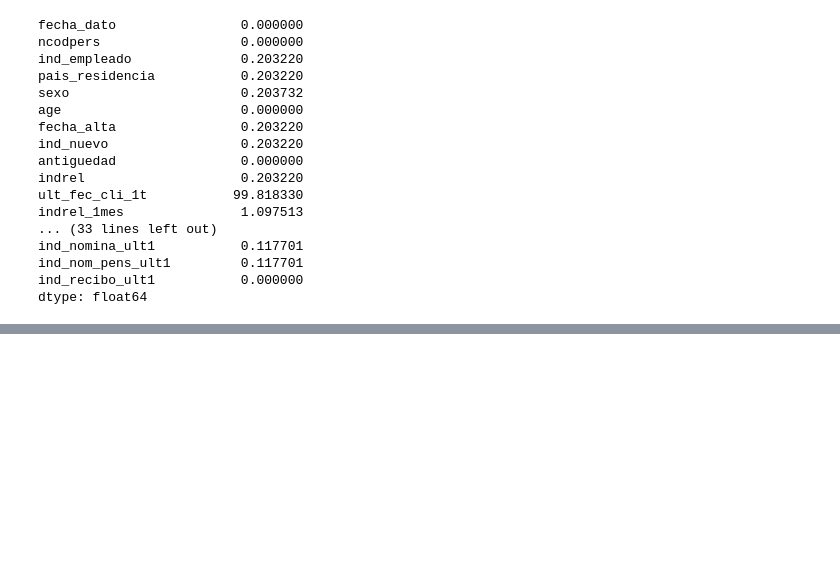
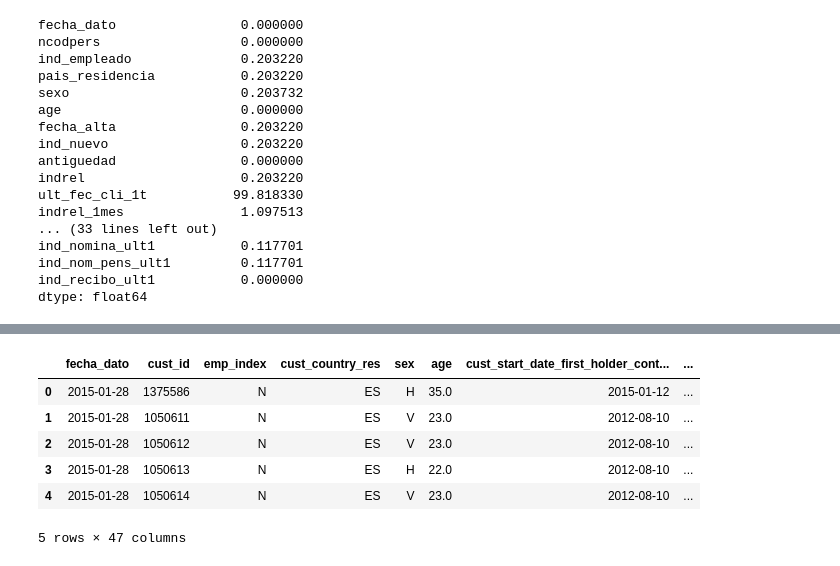
Before and after one commit to highwind-ai/examples, a Jupyter notebook: knn-banking-product-recommender/notebooks/data-prep.ipynb, the cells around one changed output, grey strips where cells are left out. Saved outputs shown, nothing was run; the diff lists cells and outputs as text; code cells hidden in the pictures; blank space fills up the shorter version.

```diff
--- a/knn-banking-product-recommender/notebooks/data-prep.ipynb
+++ b/knn-banking-product-recommender/notebooks/data-prep.ipynb
@@ -113,0 +366,17 @@ ds_train.sample(5)
+# %%
+# Group the age for lifestages: young, adult, senior and elder
+age_group = [0, 20, 45, 65, 100]
+age_labels = ['young', 'adult', 'senior', 'elder']
+
+ds_train['age_grouped'] = pd.cut(ds_train.age, bins = age_group, labels = age_labels)
+ds_test['agg_grouped'] = pd.cut(ds_test.age, bins = age_group, labels = age_labels)
+# %%
+ds_train.head()
+# %% [output]
+|  | fecha_dato | cust_id | emp_index | cust_country_res | sex | age | cust_start_date_first_holder_cont... | ... |
+| 0 | 2015-01-28 | 1375586 | N | ES | H | 35.0 | 2015-01-12 | ... |
+| 1 | 2015-01-28 | 1050611 | N | ES | V | 23.0 | 2012-08-10 | ... |
+| 2 | 2015-01-28 | 1050612 | N | ES | V | 23.0 | 2012-08-10 | ... |
+| 3 | 2015-01-28 | 1050613 | N | ES | H | 22.0 | 2012-08-10 | ... |
+| 4 | 2015-01-28 | 1050614 | N | ES | V | 23.0 | 2012-08-10 | ... |
+5 rows × 47 columns
```
Also changed, not shown: parts of 22 cells of this notebook.
